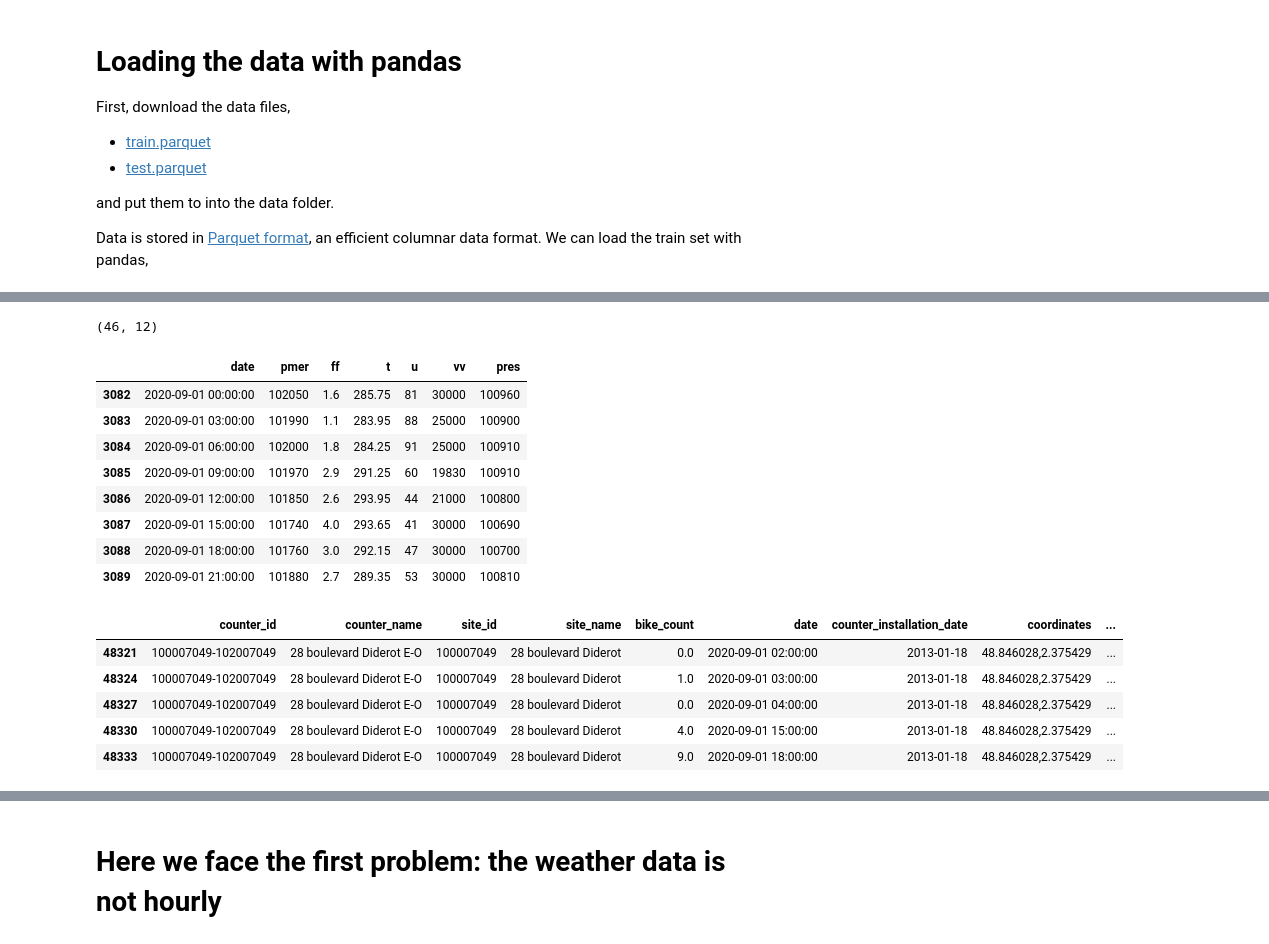
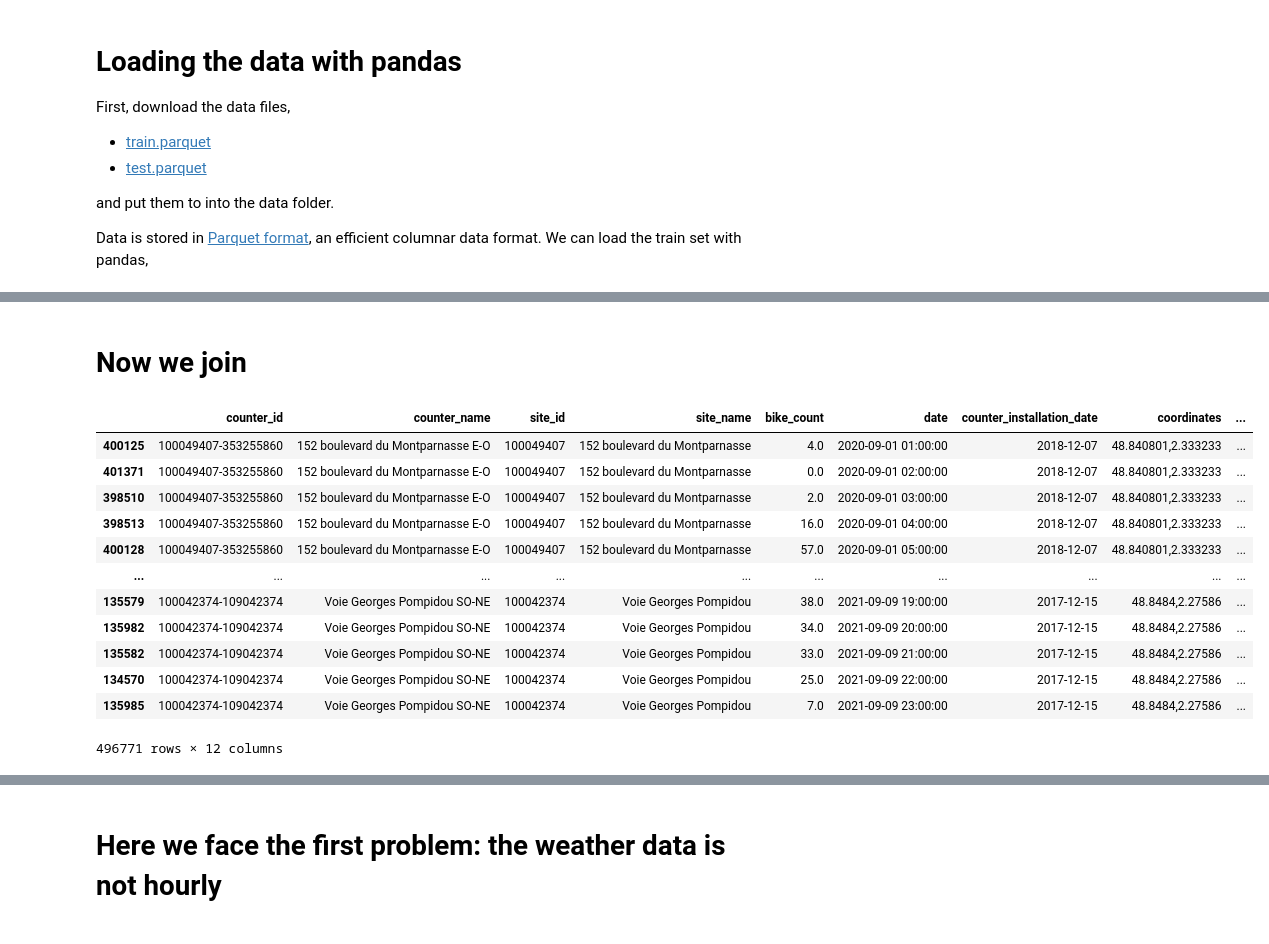
Before and after one commit to cedotorpedo/bike-prediction-project, a Jupyter notebook: With weather.ipynb, the cells around one changed output, grey strips where cells are left out. Cells and saved outputs as stored; diff of their text form; code cells hidden in the pictures.

```diff
--- a/With weather.ipynb
+++ b/With weather.ipynb
@@ -44,2 +46,3 @@ Data is stored in [Parquet format](https://parquet.apache.org/), an efficient co
 # %%
-data = pd.read_parquet(Path("data") / "train.parquet")
+data_train = pd.read_parquet(Path("data") / "train.parquet")
+data_test = pd.read_parquet(Path("data") / "test.parquet")
@@ -48,0 +49,3 @@ data = pd.read_parquet(Path("data") / "train.parquet")
+# %%
+data_all = pd.concat([data_train, data_test])
+data_all = data_all.sort_values(by=['counter_name', 'date'])
@@ -59,25 +274,22 @@ mask2 = (data_weather.date >= "2020-09-01") & (data_weather.date < "2020-09-02")
 # %%
-data[mask1].shape
+#data_train[mask1]
-# %% [output]
-(46, 12)
 # %%
-data_weather[mask2]
+#weather[mask2]
-# %% [output]
-|  | date | pmer | ff | t | u | vv | pres |
-| 3082 | 2020-09-01 00:00:00 | 102050 | 1.6 | 285.75 | 81 | 30000 | 100960 |
-| 3083 | 2020-09-01 03:00:00 | 101990 | 1.1 | 283.95 | 88 | 25000 | 100900 |
-| 3084 | 2020-09-01 06:00:00 | 102000 | 1.8 | 284.25 | 91 | 25000 | 100910 |
-| 3085 | 2020-09-01 09:00:00 | 101970 | 2.9 | 291.25 | 60 | 19830 | 100910 |
-| 3086 | 2020-09-01 12:00:00 | 101850 | 2.6 | 293.95 | 44 | 21000 | 100800 |
-| 3087 | 2020-09-01 15:00:00 | 101740 | 4.0 | 293.65 | 41 | 30000 | 100690 |
-| 3088 | 2020-09-01 18:00:00 | 101760 | 3.0 | 292.15 | 47 | 30000 | 100700 |
-| 3089 | 2020-09-01 21:00:00 | 101880 | 2.7 | 289.35 | 53 | 30000 | 100810 |
-# %%
-data.head()
-# %% [output]
-|  | counter_id | counter_name | site_id | site_name | bike_count | date | counter_installation_date | coordinates | ... |
-| 48321 | 100007049-102007049 | 28 boulevard Diderot E-O | 100007049 | 28 boulevard Diderot | 0.0 | 2020-09-01 02:00:00 | 2013-01-18 | 48.846028,2.375429 | ... |
-| 48324 | 100007049-102007049 | 28 boulevard Diderot E-O | 100007049 | 28 boulevard Diderot | 1.0 | 2020-09-01 03:00:00 | 2013-01-18 | 48.846028,2.375429 | ... |
-| 48327 | 100007049-102007049 | 28 boulevard Diderot E-O | 100007049 | 28 boulevard Diderot | 0.0 | 2020-09-01 04:00:00 | 2013-01-18 | 48.846028,2.375429 | ... |
-| 48330 | 100007049-102007049 | 28 boulevard Diderot E-O | 100007049 | 28 boulevard Diderot | 4.0 | 2020-09-01 15:00:00 | 2013-01-18 | 48.846028,2.375429 | ... |
-| 48333 | 100007049-102007049 | 28 boulevard Diderot E-O | 100007049 | 28 boulevard Diderot | 9.0 | 2020-09-01 18:00:00 | 2013-01-18 | 48.846028,2.375429 | ... |
+# %% [markdown]
+# Now we join
+# %%
+data_all
+# %% [output]
+|  | counter_id | counter_name | site_id | site_name | bike_count | date | counter_installation_date | coordinates | ... |
+| 400125 | 100049407-353255860 | 152 boulevard du Montparnasse E-O | 100049407 | 152 boulevard du Montparnasse | 4.0 | 2020-09-01 01:00:00 | 2018-12-07 | 48.840801,2.333233 | ... |
+| 401371 | 100049407-353255860 | 152 boulevard du Montparnasse E-O | 100049407 | 152 boulevard du Montparnasse | 0.0 | 2020-09-01 02:00:00 | 2018-12-07 | 48.840801,2.333233 | ... |
+| 398510 | 100049407-353255860 | 152 boulevard du Montparnasse E-O | 100049407 | 152 boulevard du Montparnasse | 2.0 | 2020-09-01 03:00:00 | 2018-12-07 | 48.840801,2.333233 | ... |
+| 398513 | 100049407-353255860 | 152 boulevard du Montparnasse E-O | 100049407 | 152 boulevard du Montparnasse | 16.0 | 2020-09-01 04:00:00 | 2018-12-07 | 48.840801,2.333233 | ... |
+| 400128 | 100049407-353255860 | 152 boulevard du Montparnasse E-O | 100049407 | 152 boulevard du Montparnasse | 57.0 | 2020-09-01 05:00:00 | 2018-12-07 | 48.840801,2.333233 | ... |
+| ... | ... | ... | ... | ... | ... | ... | ... | ... | ... |
+| 135579 | 100042374-109042374 | Voie Georges Pompidou SO-NE | 100042374 | Voie Georges Pompidou | 38.0 | 2021-09-09 19:00:00 | 2017-12-15 | 48.8484,2.27586 | ... |
+| 135982 | 100042374-109042374 | Voie Georges Pompidou SO-NE | 100042374 | Voie Georges Pompidou | 34.0 | 2021-09-09 20:00:00 | 2017-12-15 | 48.8484,2.27586 | ... |
+| 135582 | 100042374-109042374 | Voie Georges Pompidou SO-NE | 100042374 | Voie Georges Pompidou | 33.0 | 2021-09-09 21:00:00 | 2017-12-15 | 48.8484,2.27586 | ... |
+| 134570 | 100042374-109042374 | Voie Georges Pompidou SO-NE | 100042374 | Voie Georges Pompidou | 25.0 | 2021-09-09 22:00:00 | 2017-12-15 | 48.8484,2.27586 | ... |
+| 135985 | 100042374-109042374 | Voie Georges Pompidou SO-NE | 100042374 | Voie Georges Pompidou | 7.0 | 2021-09-09 23:00:00 | 2017-12-15 | 48.8484,2.27586 | ... |
+496771 rows × 12 columns
```
Also changed, not shown: parts of 51 cells of this notebook, 9 other files.
